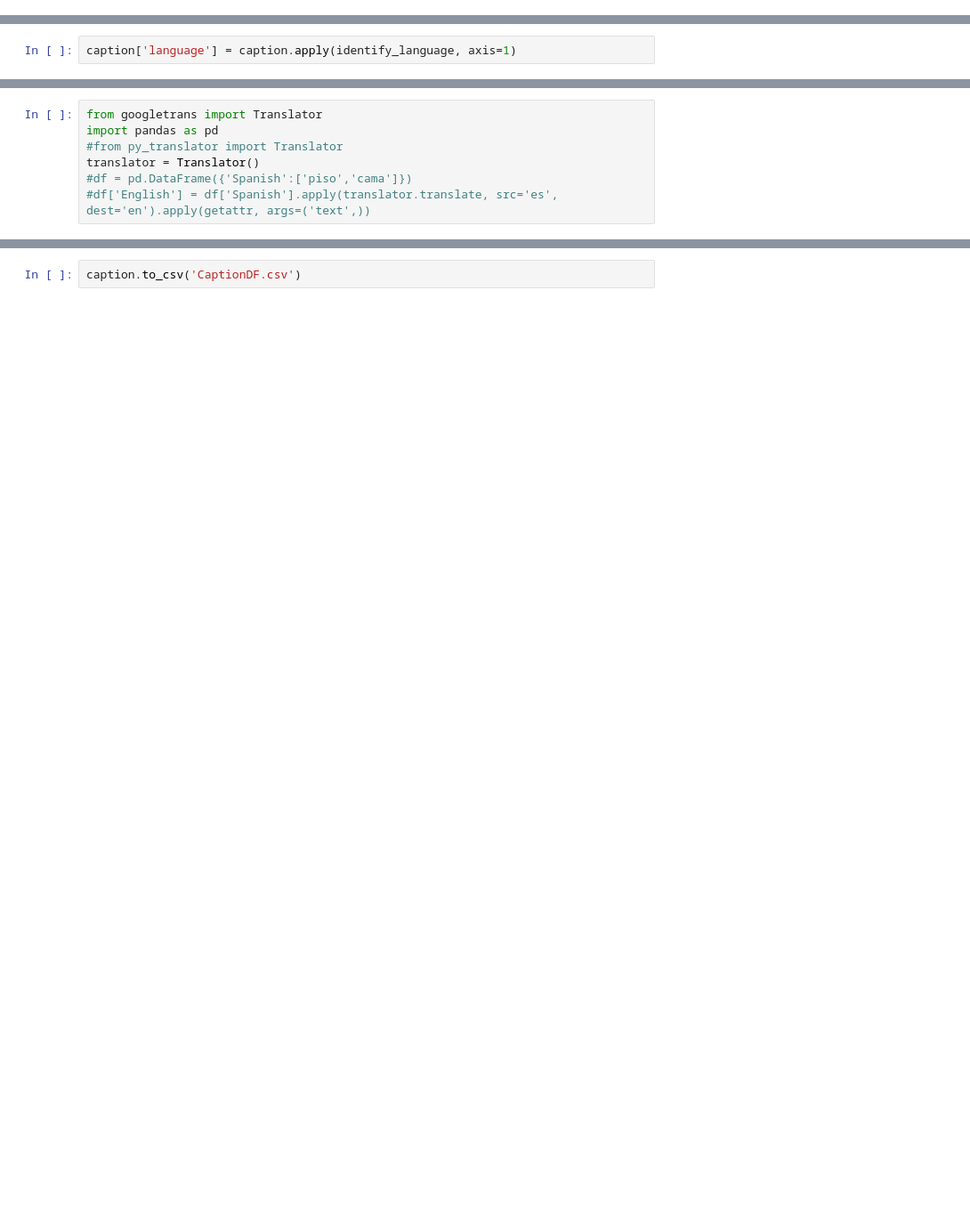
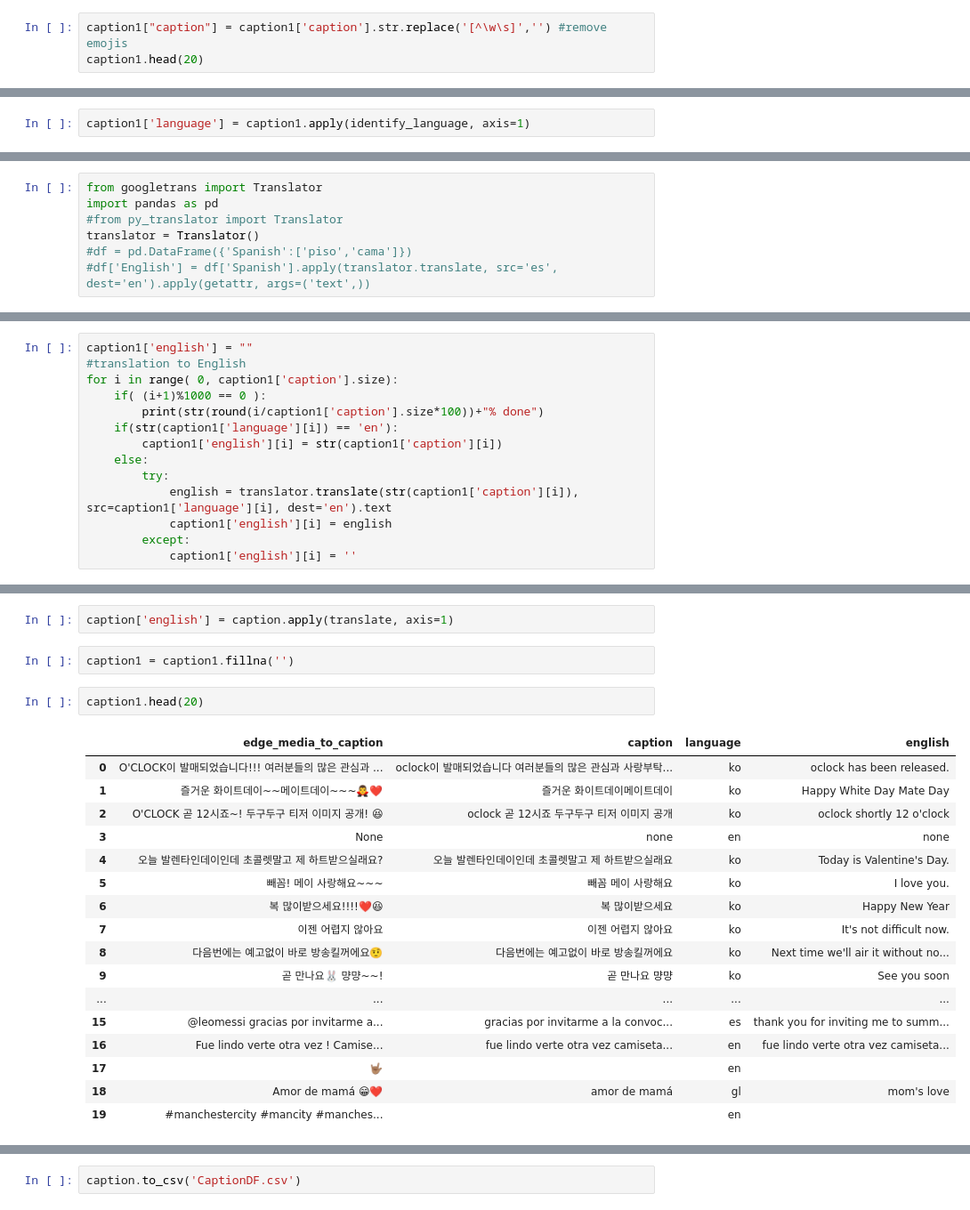
Before and after one commit to GuiZamorano/Instagram_Like_Predictor, a Jupyter notebook: Instagram_Predictor.ipynb, the cells around one changed output, grey strips where cells are left out. Shown at 89% size. Saved outputs shown, nothing was run; the diff lists cells and outputs as text; blank space fills up the shorter version.

```diff
--- a/Instagram_Predictor.ipynb
+++ b/Instagram_Predictor.ipynb
@@ -32,0 +155,3 @@ caption["caption"] = caption['caption'].astype(str)
+# %%
+caption1["caption"] = caption1['caption'].str.replace('[^\w\s]','') #remove emojis
+caption1.head(20)
@@ -44,4 +187,4 @@ def identify_language(row):
     return lang[0]
 #depends on if langid wants to work
 # %%
-caption['language'] = caption.apply(identify_language, axis=1)
+caption1['language'] = caption1.apply(identify_language, axis=1)
@@ -64,0 +221,14 @@ word = translator.translate(text, src='ko', dest='en').text
+# %%
+caption1['english'] = ""
+#translation to English
+for i in range( 0, caption1['caption'].size):
+    if( (i+1)%1000 == 0 ):
+        print(str(round(i/caption1['caption'].size*100))+"% done")
+    if(str(caption1['language'][i]) == 'en'):
+        caption1['english'][i] = str(caption1['caption'][i])
+    else:
+        try:
+            english = translator.translate(str(caption1['caption'][i]), src=caption1['language'][i], dest='en').text
+            caption1['english'][i] = english
+        except:
+            caption1['english'][i] = ''
@@ -64,0 +256,24 @@ word = translator.translate(text, src='ko', dest='en').text
+# %%
+caption['english'] = caption.apply(translate, axis=1)
+# %%
+caption1 = caption1.fillna('')
+# %%
+caption1.head(20)
+# %% [output]
+|  | edge_media_to_caption | caption | language | english |
+| 0 | O'CLOCK이 발매되었습니다!!! 여러분들의 많은 관심과 ... | oclock이 발매되었습니다 여러분들의 많은 관심과 사랑부탁... | ko | oclock has been released. |
+| 1 | 즐거운 화이트데이~~메이트데이~~~🧛‍♂️❤️ | 즐거운 화이트데이메이트데이 | ko | Happy White Day Mate Day |
+| 2 | O'CLOCK 곧 12시죠~! 두구두구 티저 이미지 공개! 😆 | oclock 곧 12시죠 두구두구 티저 이미지 공개 | ko | oclock shortly 12 o'clock |
+| 3 | None | none | en | none |
+| 4 | 오늘 발렌타인데이인데 초콜렛말고 제 하트받으실래요? | 오늘 발렌타인데이인데 초콜렛말고 제 하트받으실래요 | ko | Today is Valentine's Day. |
+| 5 | 빼꼼! 메이 사랑해요~~~ | 빼꼼 메이 사랑해요 | ko | I love you. |
+| 6 | 복 많이받으세요!!!!❤️😆 | 복 많이받으세요 | ko | Happy New Year |
+| 7 | 이젠 어렵지 않아요 | 이젠 어렵지 않아요 | ko | It's not difficult now. |
+| 8 | 다음번에는 예고없이 바로 방송킬꺼에요🤨 | 다음번에는 예고없이 바로 방송킬꺼에요 | ko | Next time we'll air it without no... |
+| 9 | 곧 만나요🐰 먕먕~~! | 곧 만나요 먕먕 | ko | See you soon |
+| ... | ... | ... | ... | ... |
+| 15 | @leomessi gracias por invitarme a... | gracias por invitarme a la convoc... | es | thank you for inviting me to summ... |
+| 16 | Fue lindo verte otra vez ! Camise... | fue lindo verte otra vez camiseta... | en | fue lindo verte otra vez camiseta... |
+| 17 | 🤟🏽 |  | en |  |
+| 18 | Amor de mamá 😁❤️ | amor de mamá | gl | mom's love |
+| 19 | #manchestercity #mancity #manches... |  | en |  |
```
Also changed, not shown: parts of 49 cells of this notebook, 3 other files.
